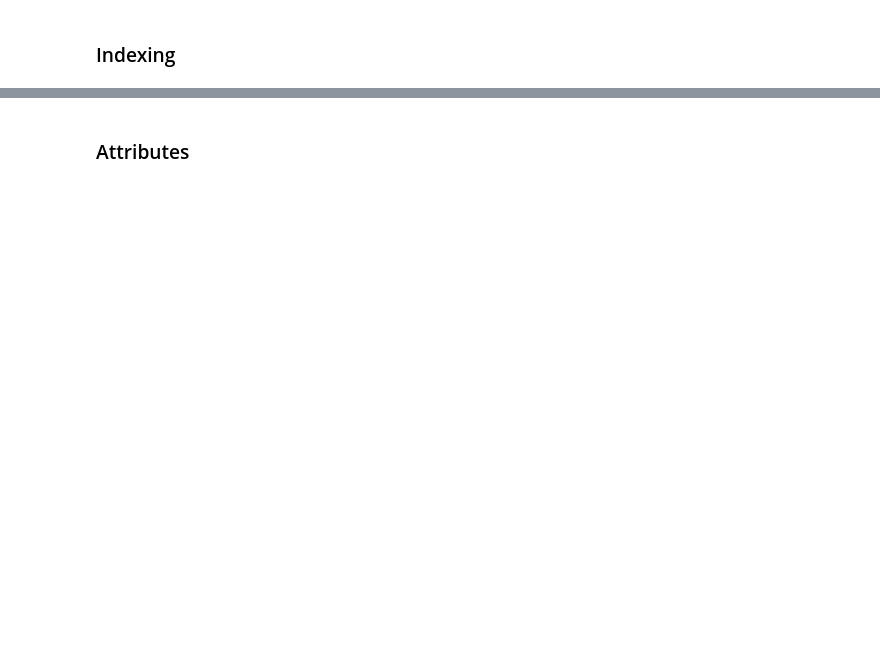
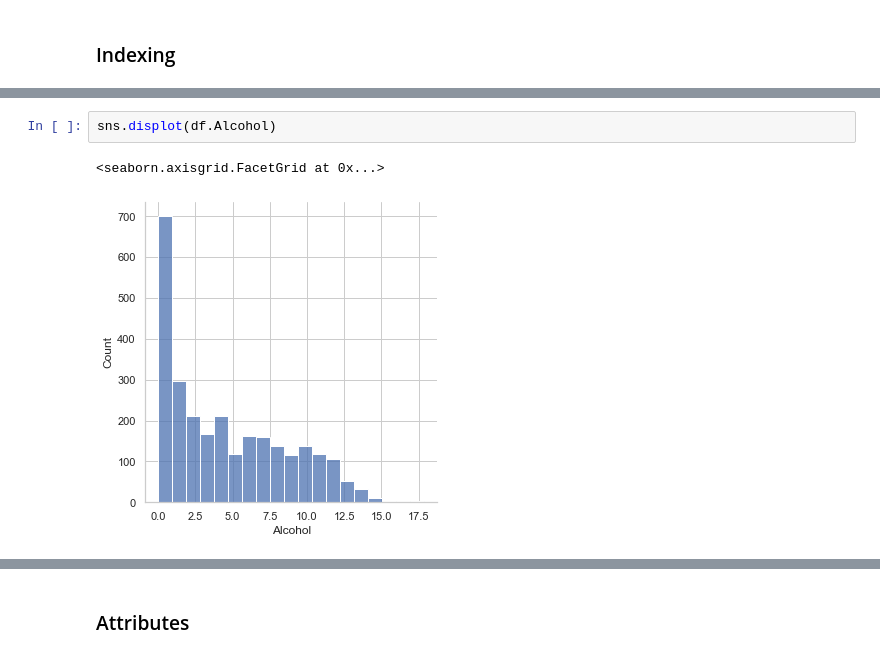
Before and after one commit to AtiChetsurakul/codealongcsfordsaiAti, a Jupyter notebook: Lectures/02-Data Science/code-along/Pandas.ipynb, the cells around one changed output, grey strips where cells are left out. Drawn from its saved outputs; the diff is of its cells as text; blank space fills up the shorter version.

```diff
--- a/Lectures/02-Data Science/code-along/Pandas.ipynb
+++ b/Lectures/02-Data Science/code-along/Pandas.ipynb
@@ -52,0 +169,5 @@ DataFrame is an analog of a two-dimensional array with both flexible row indices
+# %%
+sns.displot(df.Alcohol)
+# %% [output]
+<seaborn.axisgrid.FacetGrid at 0x...>
+[figure, added]
```
Also changed, not shown: parts of 29 cells of this notebook, 2 other files.
